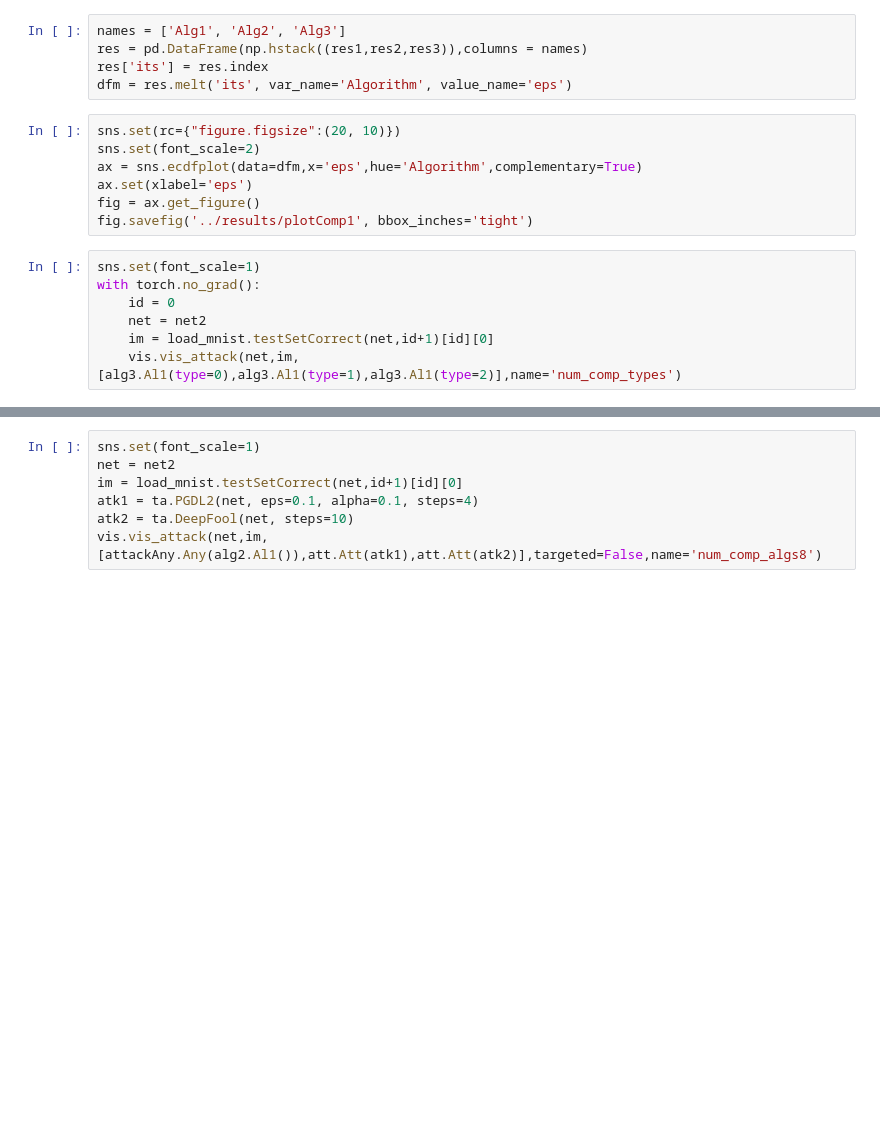
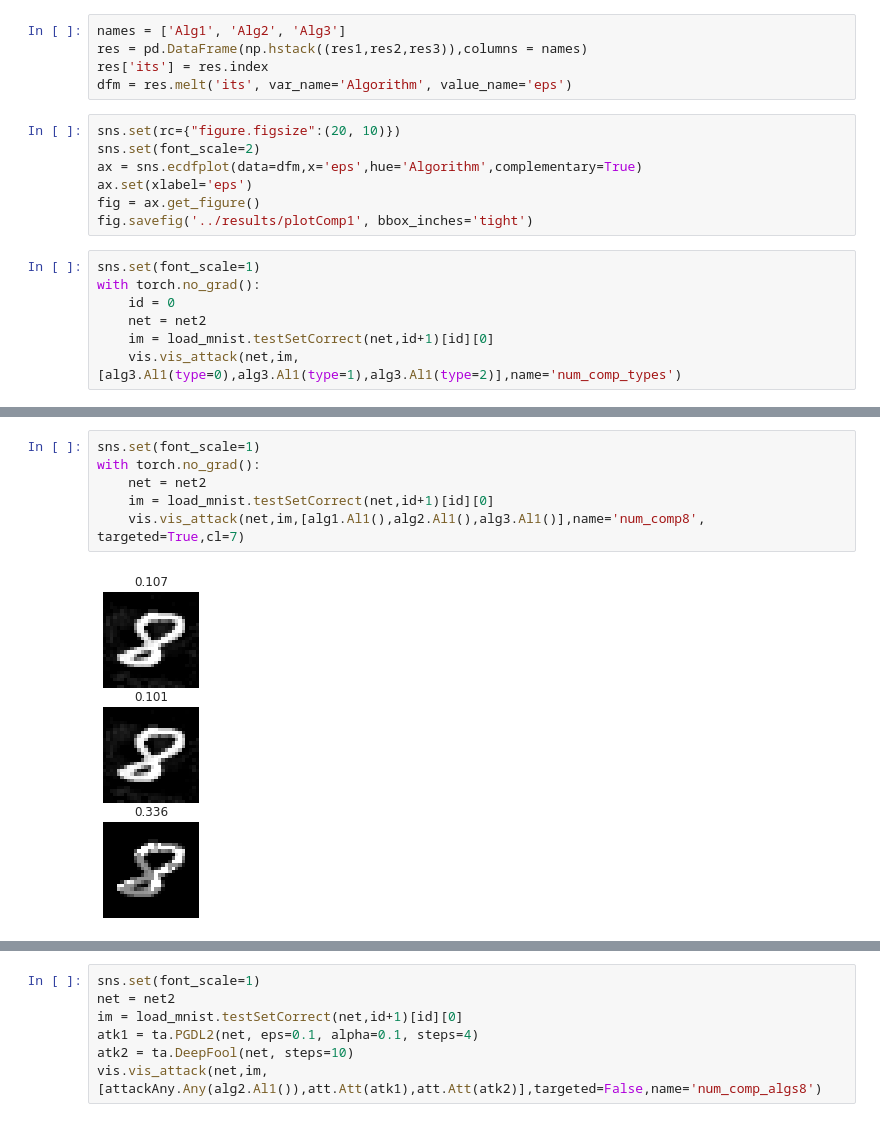
Before and after one commit to LucasBeerens/adversarial-ink-componentwise-attacks, a Jupyter notebook: notebooks/2-basic-experiments.ipynb, the cells around one changed output, grey strips where cells are left out. Cells and saved outputs as stored; diff of their text form; blank space fills up the shorter version.

```diff
--- a/notebooks/2-basic-experiments.ipynb
+++ b/notebooks/2-basic-experiments.ipynb
@@ -105,0 +157,8 @@ load_mnist.testSetCorrect(net,id+1)[id][1]
+# %%
+sns.set(font_scale=1)
+with torch.no_grad():
+    net = net2
+    im = load_mnist.testSetCorrect(net,id+1)[id][0]
+    vis.vis_attack(net,im,[alg1.Al1(),alg2.Al1(),alg3.Al1()],name='num_comp8', targeted=True,cl=7)
+# %% [output]
+[figure, added]
```
Also changed, not shown: parts of 11 cells of this notebook, 11 other files.
